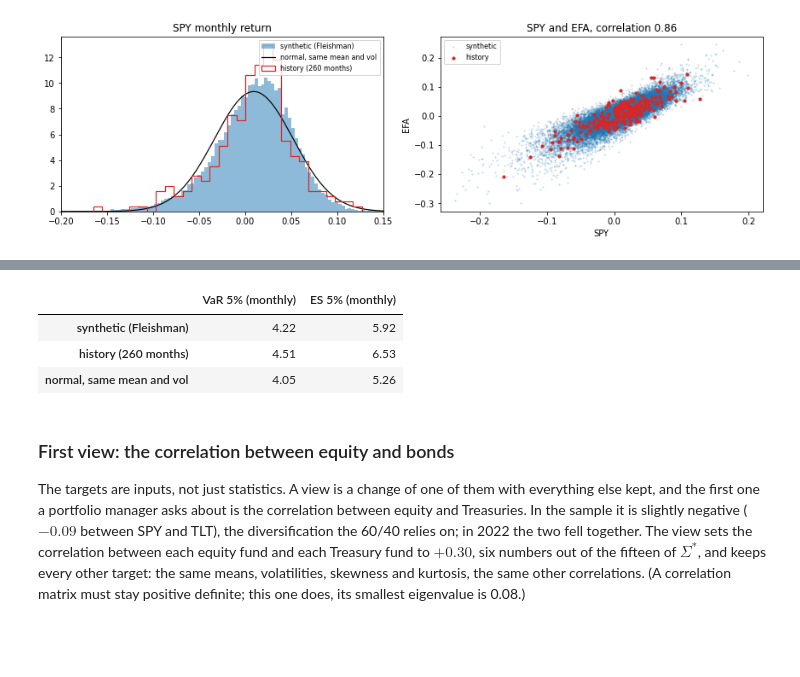
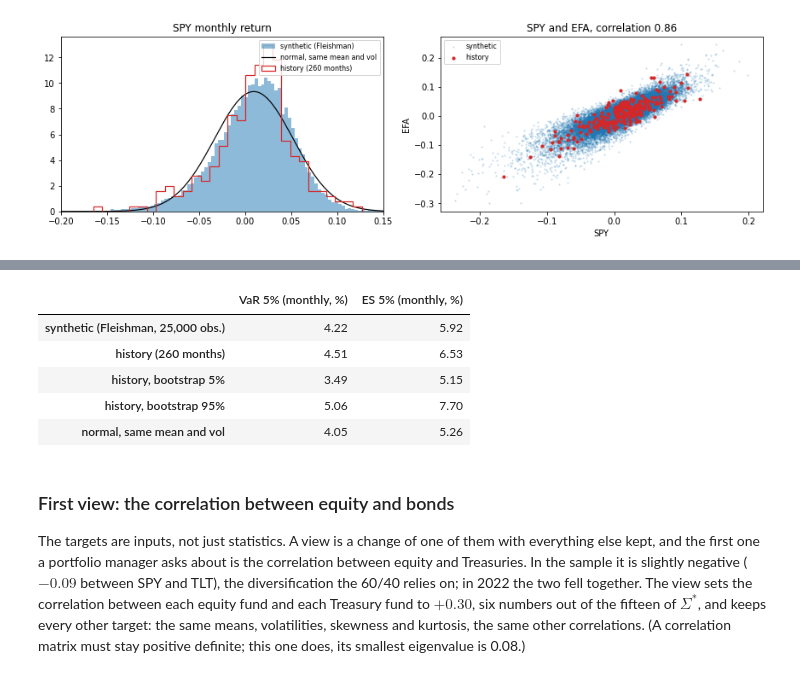
Before and after one commit to mamadouyamar/CVineMarketGen, a Jupyter notebook: examples/01_matching_moments_and_correlations.ipynb, the cells around one changed output, grey strips where cells are left out. Saved outputs shown, nothing was run; the diff lists cells and outputs as text; code cells hidden in the pictures; blank space fills up the shorter version.

Commit message:
docs: notebook 01, step 4 explained: why use synthetic data, how to read the three tails, bootstrap interval of the history
Co-Authored-By: Claude Fable 5.1 <noreply@anthropic.com>

```diff
--- a/examples/01_matching_moments_and_correlations.ipynb
+++ b/examples/01_matching_moments_and_correlations.ipynb
@@ -247,16 +269,22 @@ tail the normal understates.
 # %%
 w = pd.Series({"SPY": 0.6, "TLT": 0.4}).reindex(X.columns).fillna(0.0)
 def var_es(r, alpha=0.05):
     q = np.quantile(r, alpha); return -q, -r[r <= q].mean()
 rp_sim, rp_hist = S @ w, X @ w
 mu_p, sd_p = rp_hist.mean(), rp_hist.std()
-rows = {"synthetic (Fleishman)": var_es(rp_sim.values), "history (260 months)": var_es(rp_hist.values),
+rng = np.random.default_rng(0)
+boot = np.array([var_es(rng.choice(rp_hist.values, size=len(rp_hist), replace=True)) for _ in range(2000)])   # 2,000 resamples of the 260 months
+lo, hi = np.quantile(boot, 0.05, axis=0), np.quantile(boot, 0.95, axis=0)
+rows = {"synthetic (Fleishman, 25,000 obs.)": var_es(rp_sim.values), "history (260 months)": var_es(rp_hist.values),
+        "history, bootstrap 5%": lo, "history, bootstrap 95%": hi,
         "normal, same mean and vol": (-(mu_p + sd_p * stats.norm.ppf(0.05)), -(mu_p - sd_p * stats.norm.pdf(stats.norm.ppf(0.05)) / 0.05))}
-pd.DataFrame(rows, index=["VaR 5% (monthly)", "ES 5% (monthly)"]).T.mul(100).round(2)
+pd.DataFrame(rows, index=["VaR 5% (monthly, %)", "ES 5% (monthly, %)"]).T.mul(100).round(2)
 # %% [output]
-|  | VaR 5% (monthly) | ES 5% (monthly) |
-| synthetic (Fleishman) | 4.22 | 5.92 |
+|  | VaR 5% (monthly, %) | ES 5% (monthly, %) |
+| synthetic (Fleishman, 25,000 obs.) | 4.22 | 5.92 |
 | history (260 months) | 4.51 | 6.53 |
+| history, bootstrap 5% | 3.49 | 5.15 |
+| history, bootstrap 95% | 5.06 | 7.70 |
 | normal, same mean and vol | 4.05 | 5.26 |
 # %% [markdown]
 ### First view: the correlation between equity and bonds
```
Also changed, not shown: parts of 1 cell of this notebook.
